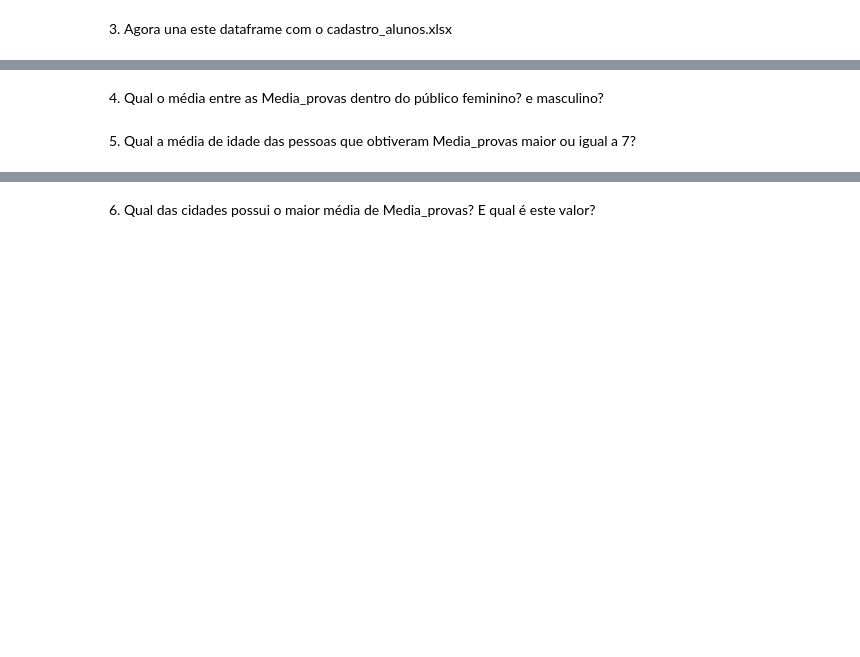
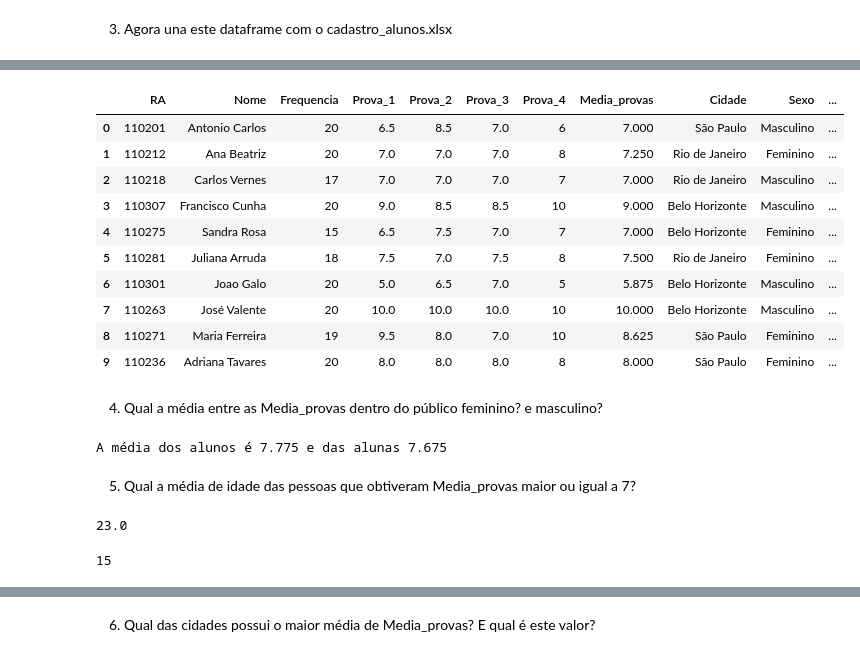
Before and after one commit to brunoissamo/tecnicas-programacao-i-suzano, a Jupyter notebook: aula04_pandas(Bruno).ipynb, the cells around one changed output, grey strips where cells are left out. Drawn from its saved outputs; the diff is of its cells as text; code cells hidden in the pictures; blank space fills up the shorter version.

```diff
--- a/aula04_pandas(Bruno).ipynb
+++ b/aula04_pandas(Bruno).ipynb
@@ -954,0 +1017,4 @@ df_reg.groupby('regiao').agg({'POPULAÇÃO ESTIMADA': ['mean', 'std', 'median']}
+# %%
+df_grades = pd.read_csv('./dados/alunos3.csv', sep=';', decimal=',')
+df_grades['Media_provas'] = (df_grades['Prova_1'] + df_grades['Prova_2'] + df_grades['Prova_3'] + df_grades['Prova_4'])/4
+df_grades
@@ -959,4 +1108,41 @@ df_reg.groupby('regiao').agg({'POPULAÇÃO ESTIMADA': ['mean', 'std', 'median']}
+# %%
+df_cadastro = pd.read_excel('./dados/cadastro_alunos.xlsx')
+
+df_escola = df_grades.merge(df_cadastro, how='left')
+df_escola
+# %% [output]
+|  | RA | Nome | Frequencia | Prova_1 | Prova_2 | Prova_3 | Prova_4 | Media_provas | Cidade | Sexo | ... |
+| 0 | 110201 | Antonio Carlos | 20 | 6.5 | 8.5 | 7.0 | 6 | 7.000 | São Paulo | Masculino | ... |
+| 1 | 110212 | Ana Beatriz | 20 | 7.0 | 7.0 | 7.0 | 8 | 7.250 | Rio de Janeiro | Feminino | ... |
+| 2 | 110218 | Carlos Vernes | 17 | 7.0 | 7.0 | 7.0 | 7 | 7.000 | Rio de Janeiro | Masculino | ... |
+| 3 | 110307 | Francisco Cunha | 20 | 9.0 | 8.5 | 8.5 | 10 | 9.000 | Belo Horizonte | Masculino | ... |
+| 4 | 110275 | Sandra Rosa | 15 | 6.5 | 7.5 | 7.0 | 7 | 7.000 | Belo Horizonte | Feminino | ... |
+| 5 | 110281 | Juliana Arruda | 18 | 7.5 | 7.0 | 7.5 | 8 | 7.500 | Rio de Janeiro | Feminino | ... |
+| 6 | 110301 | Joao Galo | 20 | 5.0 | 6.5 | 7.0 | 5 | 5.875 | Belo Horizonte | Masculino | ... |
+| 7 | 110263 | José Valente | 20 | 10.0 | 10.0 | 10.0 | 10 | 10.000 | Belo Horizonte | Masculino | ... |
+| 8 | 110271 | Maria Ferreira | 19 | 9.5 | 8.0 | 7.0 | 10 | 8.625 | São Paulo | Feminino | ... |
+| 9 | 110236 | Adriana Tavares | 20 | 8.0 | 8.0 | 8.0 | 8 | 8.000 | São Paulo | Feminino | ... |
 # %% [markdown]
-4) Qual o média entre as Media_provas dentro do público feminino? e masculino?
+4) Qual a média entre as Media_provas dentro do público feminino? e masculino?
+# %%
+df_masc = df_escola [df_escola['Sexo'] == 'Masculino']
+df_fem = df_escola [df_escola['Sexo'] == 'Feminino']
+
+media_masc = df_masc['Media_provas'].mean()
+media_fem = df_fem['Media_provas'].mean()
+
+print (f'A média dos alunos é {media_masc} e das alunas {media_fem}')
+# %% [output]
+A média dos alunos é 7.775 e das alunas 7.675
 # %% [markdown]
 5) Qual a média de idade das pessoas que obtiveram Media_provas maior ou igual a 7?
+# %%
+idade_media_maior_7 = df_escola[df_escola['Media_provas'] >= 7]['Idade'].mean()
+
+idade_media_maior_7
+# %% [output]
+23.0
+# %%
+df_escola['Idade'].min()
+# %% [output]
+15
```
Also changed, not shown: parts of 15 cells of this notebook.
